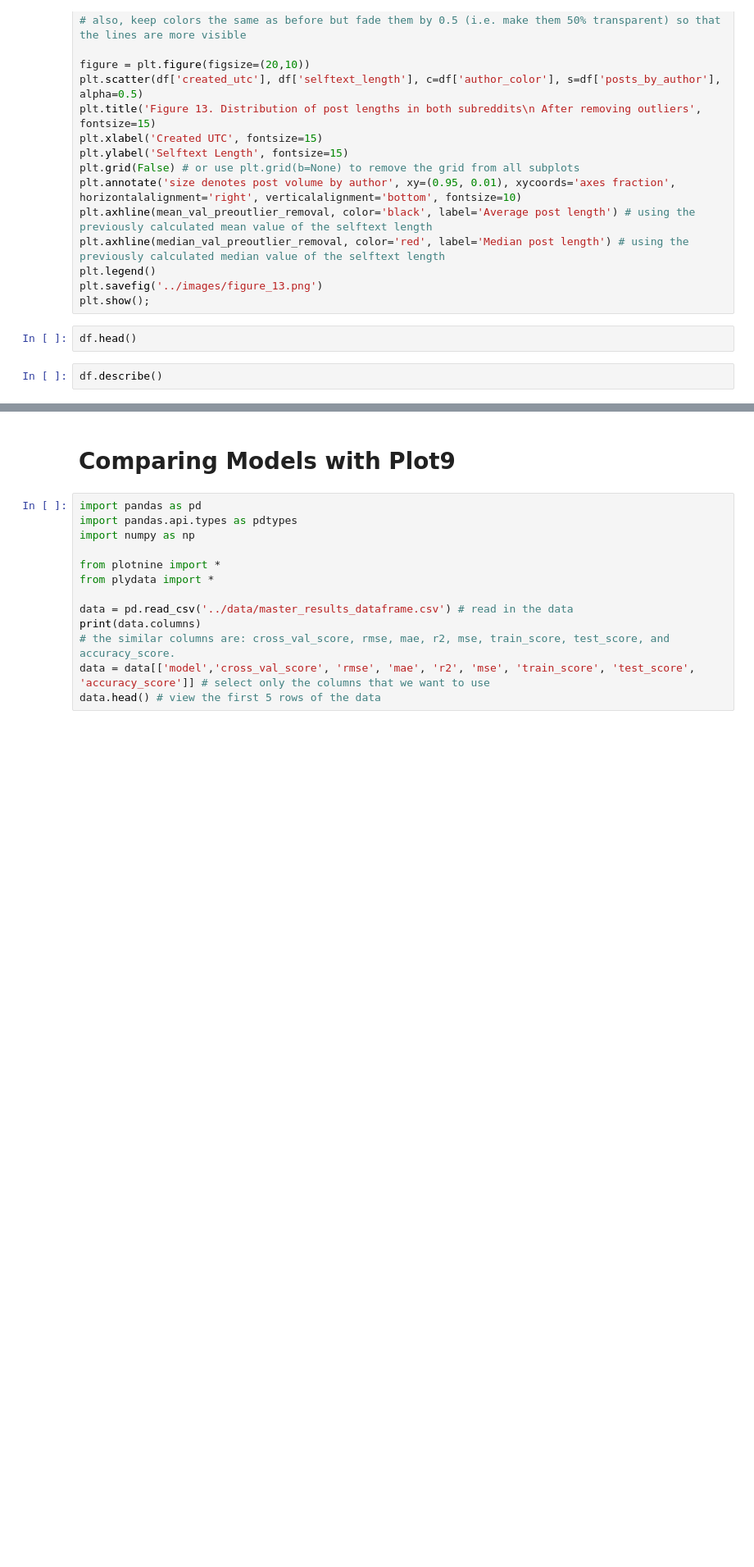
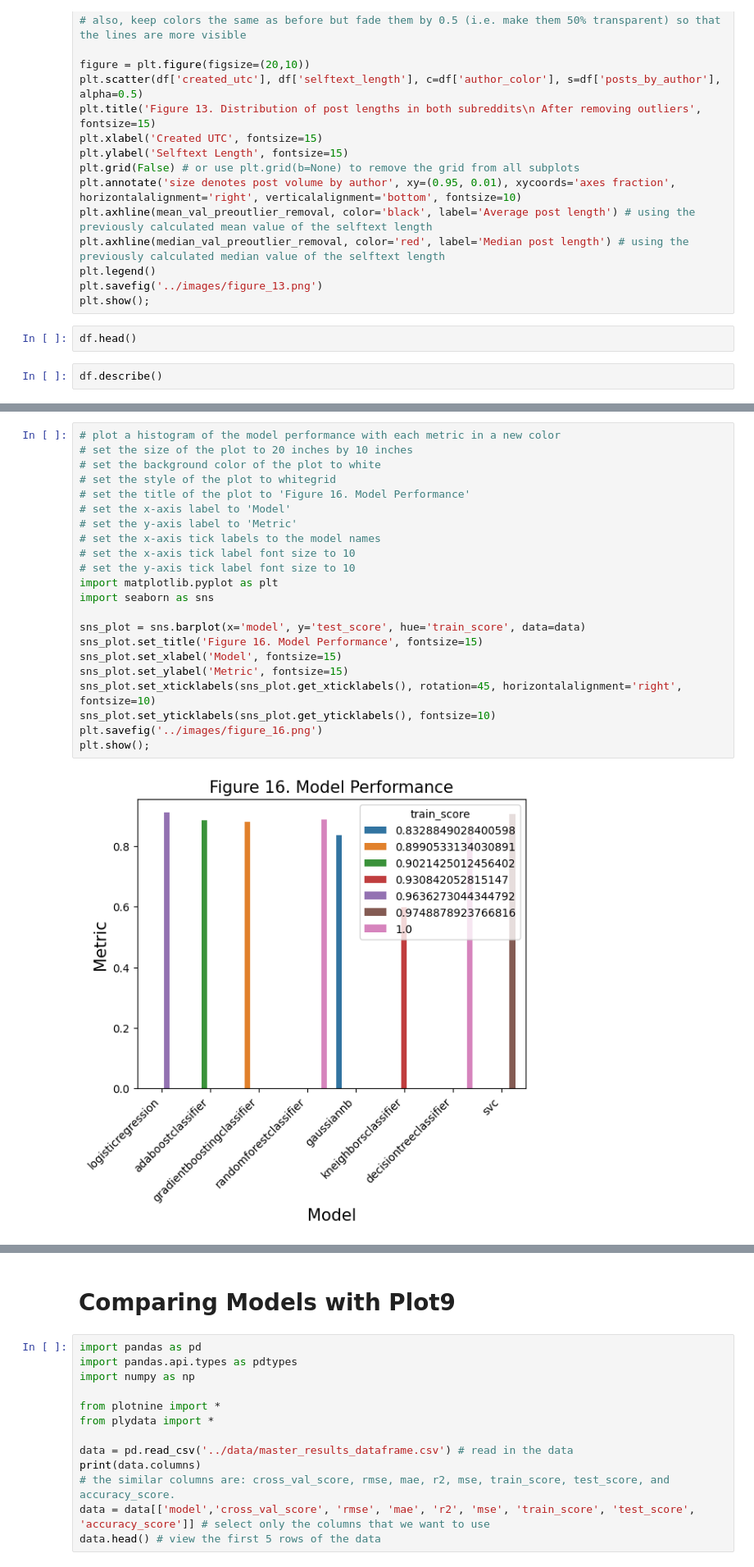
Before and after one commit to grahamwaters/Reddit-NLP-Analysis, a Jupyter notebook: notebooks/03_data_viz.ipynb, the cells around one changed output, grey strips where cells are left out. Shown at 82% size. Drawn from its saved outputs; the diff is of its cells as text; blank space fills up the shorter version.

```diff
--- a/notebooks/03_data_viz.ipynb
+++ b/notebooks/03_data_viz.ipynb
@@ -337,3 +337,27 @@ data.head() # view the first 5 rows of the data
 | 2 | gradientboostingclassifier | NaN | 0.866899 | 0.981931 | 0.920837 | 0.810071 | 0.884504 | 0.345212 | 0.119171 | 0.426020 | ... |
 | 3 | randomforestclassifier | NaN | 0.877406 | 0.977979 | 0.924967 | 0.825033 | 0.902143 | 0.334659 | 0.111997 | 0.460574 | ... |
 | 4 | gaussiannb | NaN | 0.960705 | 0.800678 | 0.873422 | 0.861043 | 0.826009 | 0.404735 | 0.163810 | 0.211017 | ... |
+# %%
+# plot a histogram of the model performance with each metric in a new color
+# set the size of the plot to 20 inches by 10 inches
+# set the background color of the plot to white
+# set the style of the plot to whitegrid
+# set the title of the plot to 'Figure 16. Model Performance'
+# set the x-axis label to 'Model'
+# set the y-axis label to 'Metric'
+# set the x-axis tick labels to the model names
+# set the x-axis tick label font size to 10
+# set the y-axis tick label font size to 10
+import matplotlib.pyplot as plt
+import seaborn as sns
+
+sns_plot = sns.barplot(x='model', y='test_score', hue='train_score', data=data)
+sns_plot.set_title('Figure 16. Model Performance', fontsize=15)
+sns_plot.set_xlabel('Model', fontsize=15)
+sns_plot.set_ylabel('Metric', fontsize=15)
+sns_plot.set_xticklabels(sns_plot.get_xticklabels(), rotation=45, horizontalalignment='right', fontsize=10)
+sns_plot.set_yticklabels(sns_plot.get_yticklabels(), fontsize=10)
+plt.savefig('../images/figure_16.png')
+plt.show();
+# %% [output]
+[figure, added]
```
Also changed, not shown: parts of 2 cells of this notebook, 4 other files.
